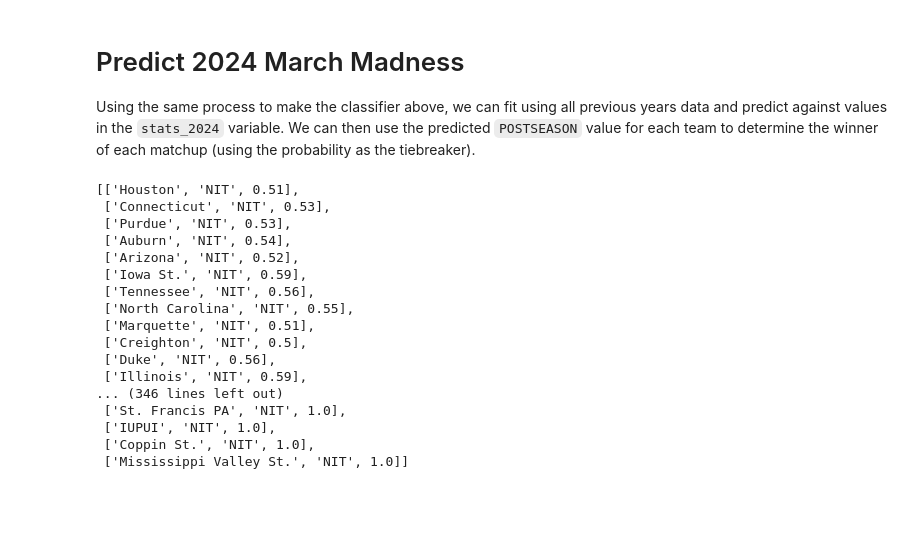
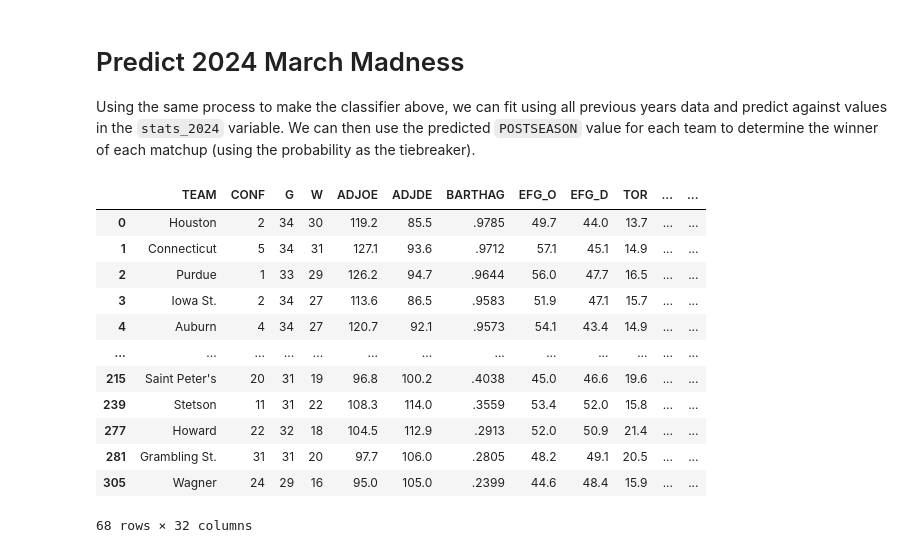
Before and after one commit to jmt8210/2024-march-madness-bracket, a Jupyter notebook: predictions.ipynb, the cells around one changed output. Drawn from its saved outputs; the diff is of its cells as text; code cells hidden in the pictures; blank space fills up the shorter version.

Commit message:
Added seeds for 2024 tournament/prediction function

```diff
--- a/predictions.ipynb
+++ b/predictions.ipynb
@@ -99,33 +113,50 @@ Accuracy: 0.9177304964539007
 Using the same process to make the classifier above, we can fit using all previous years data and predict against values in the `stats_2024` variable. We can then use the predicted `POSTSEASON` value for each team to determine the winner of each matchup (using the probability as the tiebreaker).
 # %%
 clf.fit(X, y)
+
+# Reverse team_dict to get team names back from ids
+reversed_team_dict = {}
+for i in team_dict.keys():
+  reversed_team_dict[team_dict[i]] = i
+reversed_team_dict
 
 # Find most likely POSTSEASON outcome, returning the team name, the outcome and its probability
 def getClassAndProb(x, idx):
   max_prob = 0
   max_idx = -1
   for i in range(len(x)):
     if x[i] > max_prob:
       max_prob = x[i]
       max_idx = i
-  return [stats_24_save_team_conf.iloc[idx]['TEAM'], clf.classes_[max_idx], max_prob]
+  return [reversed_team_dict[idx], clf.classes_[max_idx], max_prob]
 
-[getClassAndProb(x, i) for i,x in enumerate(clf.predict_proba(stats_24))]
+# Set probabilities
+stats_with_predictions = stats_24.copy()
+probabilites = clf.predict_proba(stats_24)
+stats_with_predictions['TEAM'] = stats_with_predictions['TEAM'].apply(lambda x: reversed_team_dict[x])
+stats_with_predictions['2ND'] = probabilites[:,0]
+stats_with_predictions['Champions'] = probabilites[:,1]
+stats_with_predictions['E8'] = probabilites[:,2]
+stats_with_predictions['F4'] = probabilites[:,3]
+stats_with_predictions['NIT'] = probabilites[:,4]
+stats_with_predictions['R32'] = probabilites[:,5]
+stats_with_predictions['R64'] = probabilites[:,6]
+stats_with_predictions['R68'] = probabilites[:,7]
+stats_with_predictions['S16'] = probabilites[:,8]
+stats_with_predictions = stats_with_predictions[stats_with_predictions['SEED'] != -1]
+
+stats_with_predictions
 # %% [output]
+|  | TEAM | CONF | G | W | ADJOE | ADJDE | BARTHAG | EFG_O | EFG_D | TOR | ... | ... |
+| 0 | Houston | 2 | 34 | 30 | 119.2 | 85.5 | .9785 | 49.7 | 44.0 | 13.7 | ... | ... |
+| 1 | Connecticut | 5 | 34 | 31 | 127.1 | 93.6 | .9712 | 57.1 | 45.1 | 14.9 | ... | ... |
+| 2 | Purdue | 1 | 33 | 29 | 126.2 | 94.7 | .9644 | 56.0 | 47.7 | 16.5 | ... | ... |
+| 3 | Iowa St. | 2 | 34 | 27 | 113.6 | 86.5 | .9583 | 51.9 | 47.1 | 15.7 | ... | ... |
+| 4 | Auburn | 4 | 34 | 27 | 120.7 | 92.1 | .9573 | 54.1 | 43.4 | 14.9 | ... | ... |
+| ... | ... | ... | ... | ... | ... | ... | ... | ... | ... | ... | ... | ... |
+| 215 | Saint Peter's | 20 | 31 | 19 | 96.8 | 100.2 | .4038 | 45.0 | 46.6 | 19.6 | ... | ... |
+| 239 | Stetson | 11 | 31 | 22 | 108.3 | 114.0 | .3559 | 53.4 | 52.0 | 15.8 | ... | ... |
+| 277 | Howard | 22 | 32 | 18 | 104.5 | 112.9 | .2913 | 52.0 | 50.9 | 21.4 | ... | ... |
+| 281 | Grambling St. | 31 | 31 | 20 | 97.7 | 106.0 | .2805 | 48.2 | 49.1 | 20.5 | ... | ... |
+| 305 | Wagner | 24 | 29 | 16 | 95.0 | 105.0 | .2399 | 44.6 | 48.4 | 15.9 | ... | ... |
-[['Houston', 'NIT', 0.51],
- ['Connecticut', 'NIT', 0.53],
- ['Purdue', 'NIT', 0.53],
- ['Auburn', 'NIT', 0.54],
- ['Arizona', 'NIT', 0.52],
- ['Iowa St.', 'NIT', 0.59],
- ['Tennessee', 'NIT', 0.56],
- ['North Carolina', 'NIT', 0.55],
- ['Marquette', 'NIT', 0.51],
- ['Creighton', 'NIT', 0.5],
- ['Duke', 'NIT', 0.56],
- ['Illinois', 'NIT', 0.59],
-... (346 lines left out)
- ['St. Francis PA', 'NIT', 1.0],
- ['IUPUI', 'NIT', 1.0],
- ['Coppin St.', 'NIT', 1.0],
- ['Mississippi Valley St.', 'NIT', 1.0]]
+68 rows × 32 columns
```
Also changed, not shown: parts of 3 cells of this notebook.
